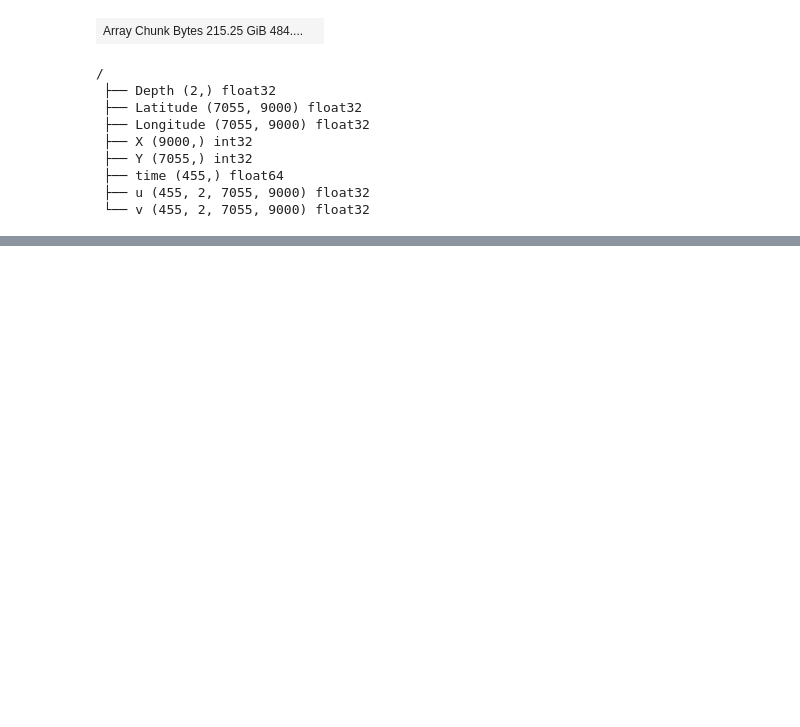
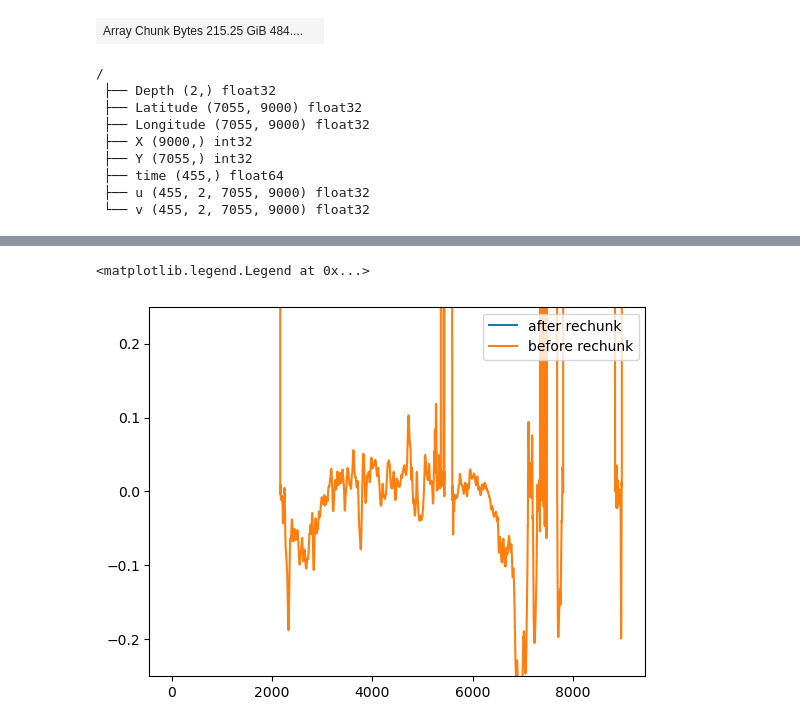
Before and after one commit to selipot/hycom-unleashed, a Jupyter notebook: zarr_to_rechunk.ipynb, the cells around one changed output, grey strips where cells are left out. Cells and saved outputs as stored; diff of their text form; code cells hidden in the pictures; blank space fills up the shorter version.

```diff
--- a/zarr_to_rechunk.ipynb
+++ b/zarr_to_rechunk.ipynb
@@ -189,0 +351,3 @@ ContainsArrayError: path '' contains an array
+# %%
+foo2 = d1x.u[:,0,1000,:].mean(dim="time")
+foo2.compute()
@@ -189,0 +364,9 @@ ContainsArrayError: path '' contains an array
+# %%
+fig, ax = plt.subplots()
+ax.plot(foo,label='after rechunk')
+ax.plot(foo2,label='before rechunk')
+ax.set_ylim([-0.25,0.25])
+plt.legend()
+# %% [output]
+<matplotlib.legend.Legend at 0x...>
+[figure, added]
```
Also changed, not shown: parts of 34 cells of this notebook, 2 other files.
